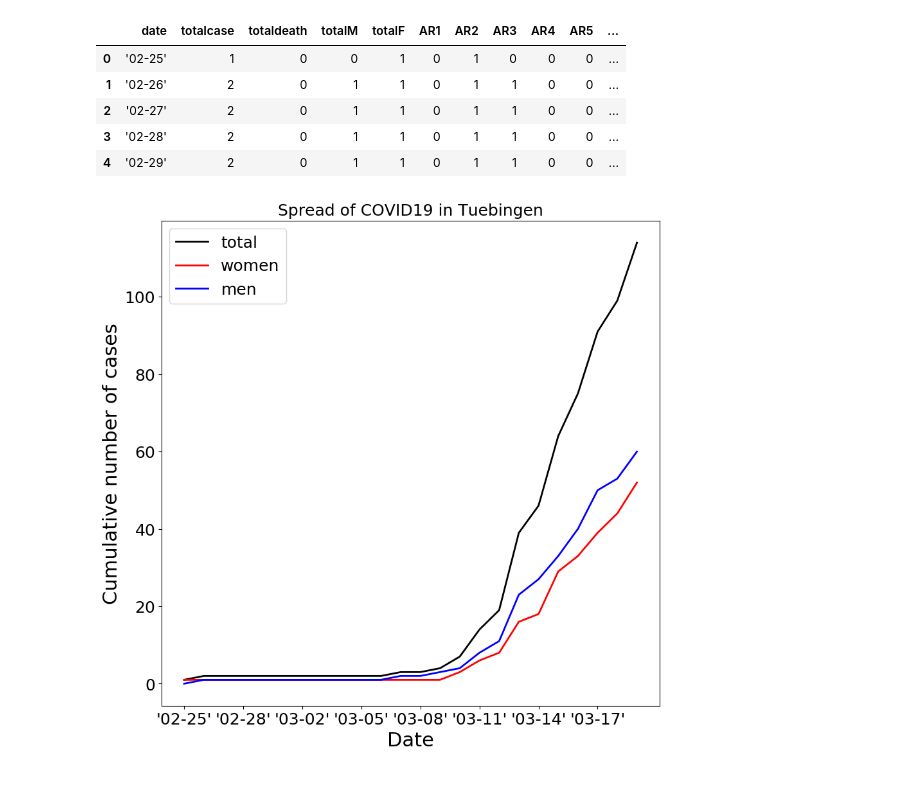
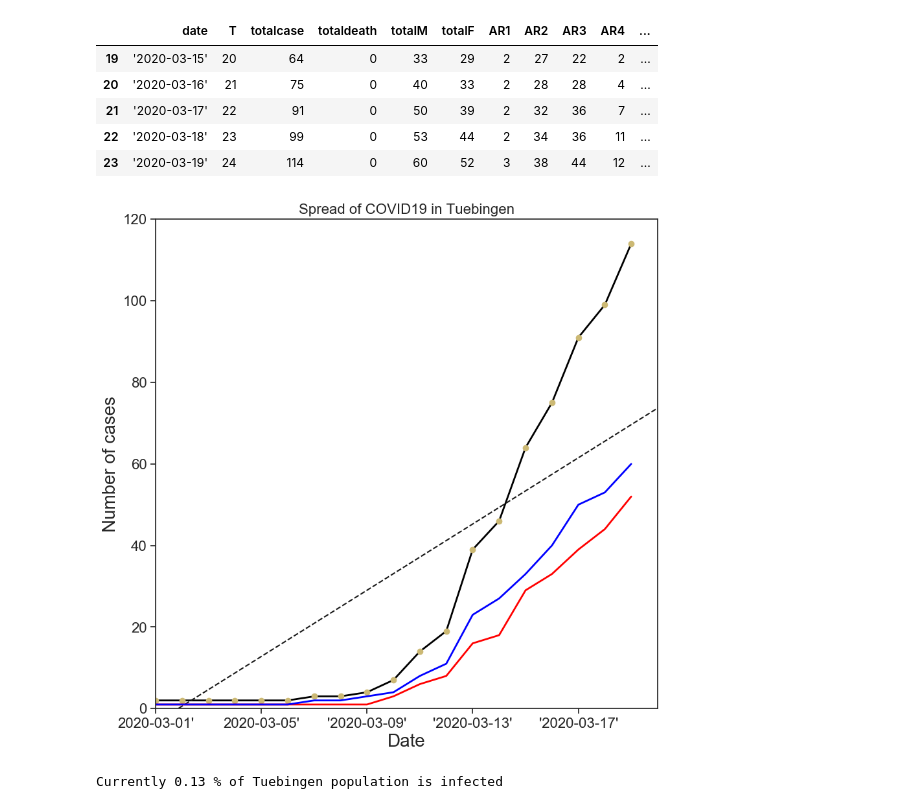
Before and after one commit to gizal/COVID19, a Jupyter notebook: COVID19_DE_Tuebingen.ipynb, the cells around one changed output. Cells and saved outputs as stored; diff of their text form; code cells hidden in the pictures.

```diff
--- a/COVID19_DE_Tuebingen.ipynb
+++ b/COVID19_DE_Tuebingen.ipynb
@@ -5,18 +10,19 @@ import matplotlib.pyplot as plt
 %matplotlib inline
 # %%
 Data = pd.read_csv('./covid19_de_tuebingen.csv', sep = ';')
-Data.head()
+Data['day'] = pd.to_datetime(Data['date']).dt.to_period('D')
+#Data.tail()
 # %% [output]
-|  | date | totalcase | totaldeath | totalM | totalF | AR1 | AR2 | AR3 | AR4 | AR5 | ... |
-| 0 | '02-25' | 1 | 0 | 0 | 1 | 0 | 1 | 0 | 0 | 0 | ... |
-| 1 | '02-26' | 2 | 0 | 1 | 1 | 0 | 1 | 1 | 0 | 0 | ... |
-| 2 | '02-27' | 2 | 0 | 1 | 1 | 0 | 1 | 1 | 0 | 0 | ... |
-| 3 | '02-28' | 2 | 0 | 1 | 1 | 0 | 1 | 1 | 0 | 0 | ... |
-| 4 | '02-29' | 2 | 0 | 1 | 1 | 0 | 1 | 1 | 0 | 0 | ... |
+|  | date | T | totalcase | totaldeath | totalM | totalF | AR1 | AR2 | AR3 | AR4 | ... |
+| 19 | '2020-03-15' | 20 | 64 | 0 | 33 | 29 | 2 | 27 | 22 | 2 | ... |
+| 20 | '2020-03-16' | 21 | 75 | 0 | 40 | 33 | 2 | 28 | 28 | 4 | ... |
+| 21 | '2020-03-17' | 22 | 91 | 0 | 50 | 39 | 2 | 32 | 36 | 7 | ... |
+| 22 | '2020-03-18' | 23 | 99 | 0 | 53 | 44 | 2 | 34 | 36 | 11 | ... |
+| 23 | '2020-03-19' | 24 | 114 | 0 | 60 | 52 | 3 | 38 | 44 | 12 | ... |
 # %%
-SMALL_SIZE = 18
-MEDIUM_SIZE = 22
-BIGGER_SIZE = 30
+SMALL_SIZE = 16
+MEDIUM_SIZE = 20
+BIGGER_SIZE = 28
 
 plt.rc('font', size=SMALL_SIZE)          # controls default text sizes
 plt.rc('axes', titlesize=SMALL_SIZE)     # fontsize of the axes title
@@ -26,19 +32,36 @@ plt.rc('ytick', labelsize=SMALL_SIZE)    # fontsize of the tick labels
 plt.rc('legend', fontsize=SMALL_SIZE)    # legend fontsize
 plt.rc('figure', titlesize=BIGGER_SIZE)  # fontsize of the figure title
 # %%
+
+y = np.linspace(0, 24, 24)
+coef = np.polyfit(y,Data.totalcase,1)
+poly1d_fn = np.poly1d(coef)
+# poly1d_fn is now a function which takes in x and returns an estimate for y
 fig, ax = plt.subplots(figsize=(10, 10), dpi= 100, facecolor='w', edgecolor='k')
-
-ax.plot(Data.date, Data.totalcase, label="total", color='black', linewidth=2)
+ax.plot(Data.date, Data.totalcase, label="diagnosed", color='black', linewidth=2)
+ax.plot(Data.date,Data.totalcase, 'yo', y, poly1d_fn(y), '--k')
 ax.plot(Data.date, Data.totalF, label="women", color='red', linewidth=2)
 ax.plot(Data.date, Data.totalM, label="men", color='blue' , linewidth=2)
+ax.set_ylabel('Number of cases')
+plt.ylim(0, 120)
+plt.xlim(5, 24)
 
-ax.set_ylabel('Cumulative number of cases')
 ax.set_xlabel('Date')
-ax.set_xticks(np.arange(0, 24, step=3))
+ax.set_xticks(np.arange(5, 25, step=4))
 ax.set_title('Spread of COVID19 in Tuebingen')
-ax.legend()
 #save the figure
 plt.savefig('COVID19_DE_Tuebingen.png')
 plt.show()
 # %% [output]
-[figure, old version]
+[figure, new version]
+# %%
+# estimate the growth of spread
+elapsed_time = len(Data.date)
+total_case = Data.totalcase[len(Data.totalcase)-1]
+current_growth = total_case / elapsed_time
+# rate of infected population
+Population = 90000 # an estimate
+Case_population_rate = (total_case / Population) * 100
+print "Currently", str(round(Case_population_rate,2)),"% of Tuebingen population is infected"
+# %% [output]
+Currently 0.13 % of Tuebingen population is infected
```
Also changed, not shown: parts of 1 cell of this notebook, 1 other file.
